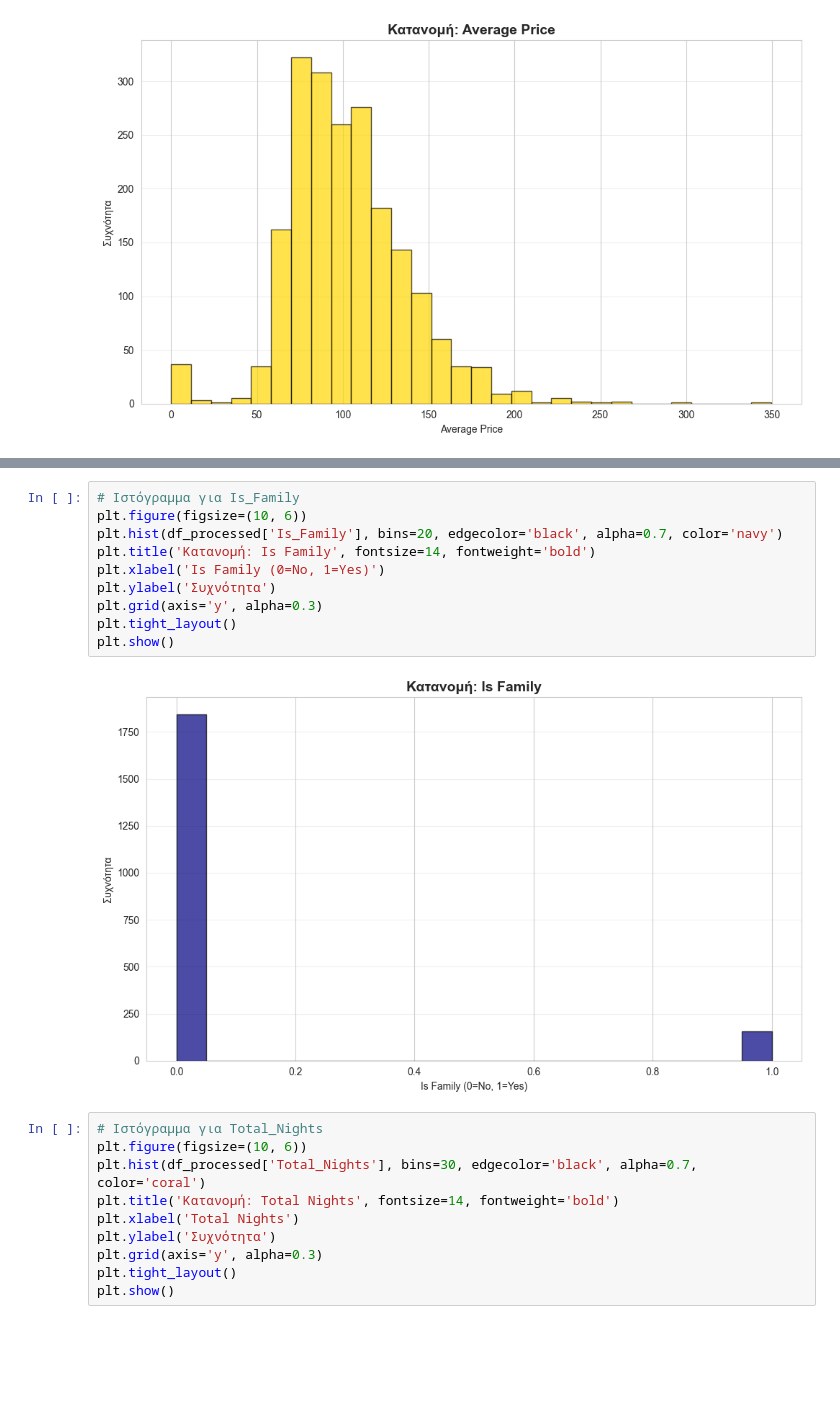
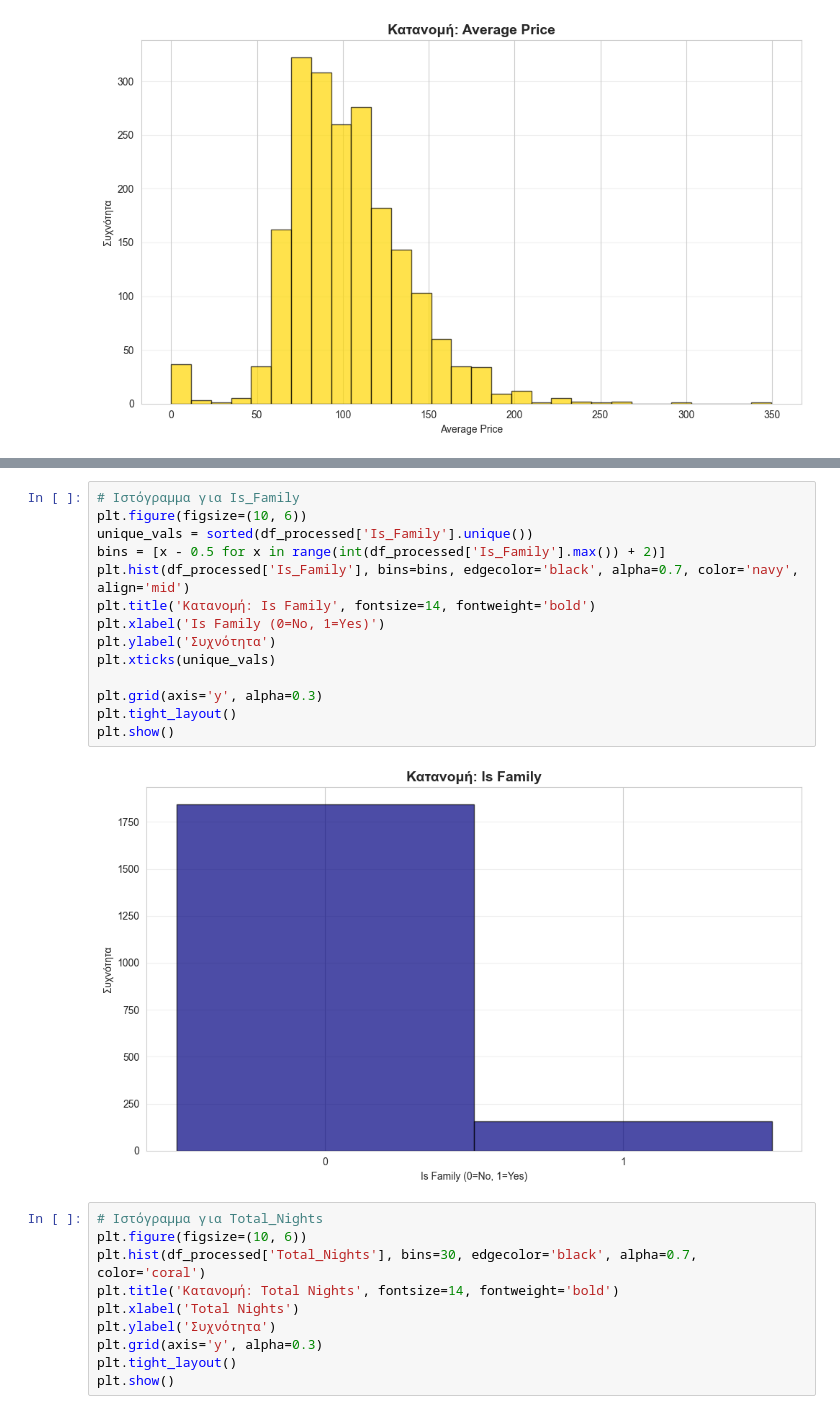
Before and after one commit to dgodolias/HotelCancellationsClustering, a Jupyter notebook: preprocessing.ipynb, the cells around one changed output, grey strips where cells are left out. Cells and saved outputs as stored; diff of their text form; blank space fills up the shorter version.

Commit message:
fixed histograms

```diff
--- a/preprocessing.ipynb
+++ b/preprocessing.ipynb
@@ -406,15 +443,19 @@ plt.show()
 # %%
 # Ιστόγραμμα για Is_Family
 plt.figure(figsize=(10, 6))
-plt.hist(df_processed['Is_Family'], bins=20, edgecolor='black', alpha=0.7, color='navy')
+unique_vals = sorted(df_processed['Is_Family'].unique())
+bins = [x - 0.5 for x in range(int(df_processed['Is_Family'].max()) + 2)]
+plt.hist(df_processed['Is_Family'], bins=bins, edgecolor='black', alpha=0.7, color='navy', align='mid')
 plt.title('Κατανομή: Is Family', fontsize=14, fontweight='bold')
 plt.xlabel('Is Family (0=No, 1=Yes)')
 plt.ylabel('Συχνότητα')
+plt.xticks(unique_vals)
+
 plt.grid(axis='y', alpha=0.3)
 plt.tight_layout()
 plt.show()
 # %% [output]
-[figure, old version]
+[figure, new version]
 # %%
 # Ιστόγραμμα για Total_Nights
 plt.figure(figsize=(10, 6))
```
Also changed, not shown: parts of 16 cells of this notebook.
